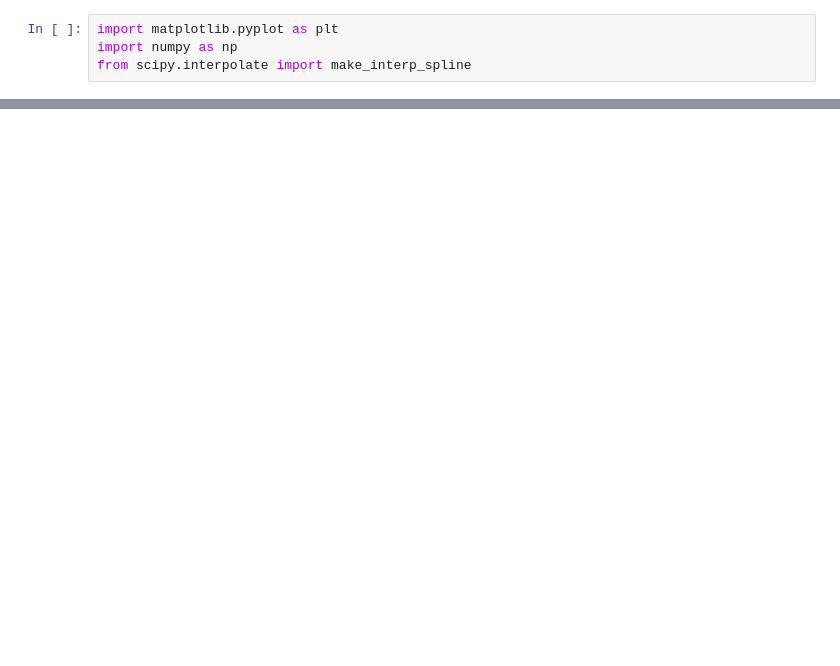
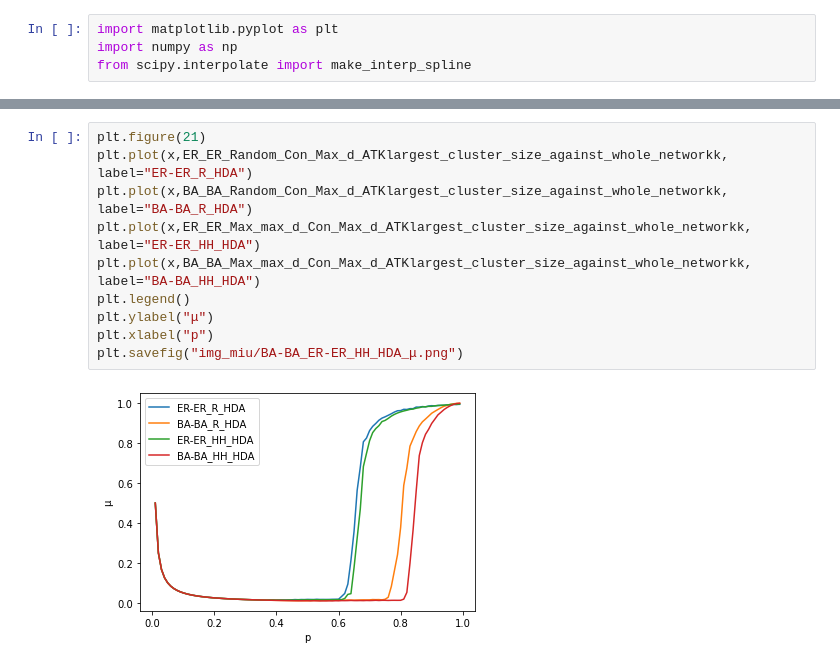
Before and after one commit to JunTu-XD/NetSci, a Jupyter notebook: Final/DataPlot.ipynb, the cells around one changed output, grey strips where cells are left out. Cells and saved outputs as stored; diff of their text form; blank space fills up the shorter version.

```diff
--- a/Final/DataPlot.ipynb
+++ b/Final/DataPlot.ipynb
@@ -63,0 +298,12 @@ plt.savefig("img/BA-BA_ER-ER_RA_1.png")
+# %%
+plt.figure(21)
+plt.plot(x,ER_ER_Random_Con_Max_d_ATKlargest_cluster_size_against_whole_networkk, label="ER-ER_R_HDA")
+plt.plot(x,BA_BA_Random_Con_Max_d_ATKlargest_cluster_size_against_whole_networkk, label="BA-BA_R_HDA")
+plt.plot(x,ER_ER_Max_max_d_Con_Max_d_ATKlargest_cluster_size_against_whole_networkk, label="ER-ER_HH_HDA")
+plt.plot(x,BA_BA_Max_max_d_Con_Max_d_ATKlargest_cluster_size_against_whole_networkk, label="BA-BA_HH_HDA")
+plt.legend()
+plt.ylabel("μ")
+plt.xlabel("p")
+plt.savefig("img_miu/BA-BA_ER-ER_HH_HDA_μ.png")
+# %% [output]
+[figure, added]
```
Also changed, not shown: parts of 12 cells of this notebook, 6 other files.
